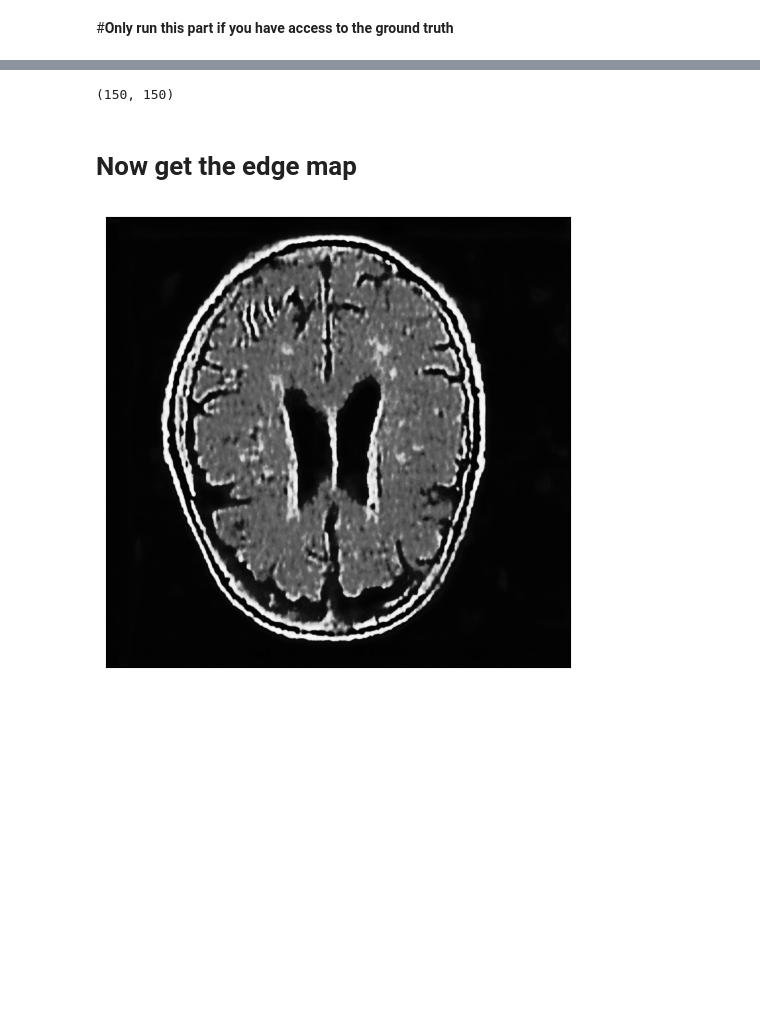
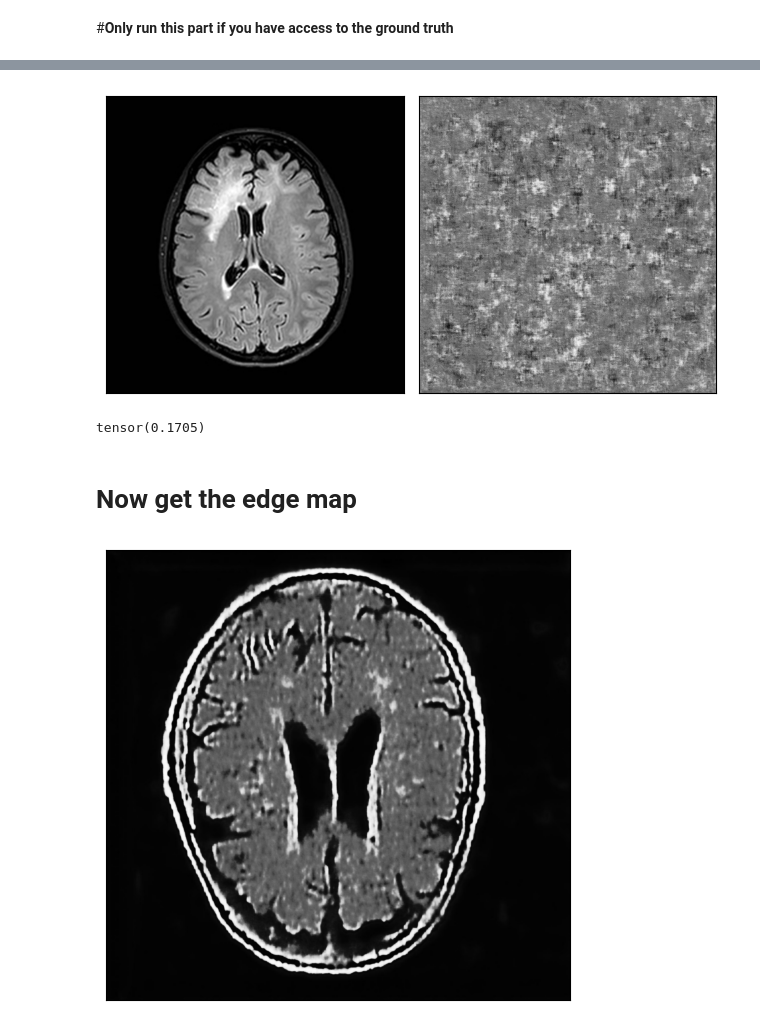
Before and after one commit to Ignas12345/Project-in-Computational-Biology, a Jupyter notebook: Part1_with_comparison.ipynb, the cells around one changed output, grey strips where cells are left out. Cells and saved outputs as stored; diff of their text form; code cells hidden in the pictures; blank space fills up the shorter version.

```diff
--- a/Part1_with_comparison.ipynb
+++ b/Part1_with_comparison.ipynb
@@ -128,7 +148,7 @@ torch.save(net.state_dict(), 'Files_to_download/model_parameters_DIP')
 from skimage.metrics import mean_squared_error
 # %%
 #Only run this part if you have access to the ground truth
-ground_truth_img = Image.open('Project_in_Computational_Biology/pictures/images_with_ground_truth_1/MRI_original.jpg')
+ground_truth_img = Image.open('Project_in_Computational_Biology/pictures/images_with_ground_truth_1/Ground_truth.jpg')
 gray_ground_truth_img = turn_to_grayscale(ground_truth_img)
 gray_ground_truth_tensor = image_to_tensor(gray_ground_truth_img)
 # %%
@@ -167,7 +187,12 @@ tensor(0.0019)
-# %%
-print(gray_img.size)
-# %% [output]
-(150, 150)
+# %%
+DIP_upscaling_img = Image.open('DIP_images/High_resolution_iteration_0.jpg')
+DIP_upscaling_tensor = image_to_tensor(DIP_upscaling_img)
+# %%
+plot([gray_ground_truth_img, DIP_upscaling_img], cmap='gray')
+mse(gray_ground_truth_tensor, DIP_upscaling_tensor)
+# %% [output]
+[figure, added]
+tensor(0.1705)
 # %% [markdown]
 # Now get the edge map
 # %%
```
Also changed, not shown: parts of 8 cells of this notebook.
